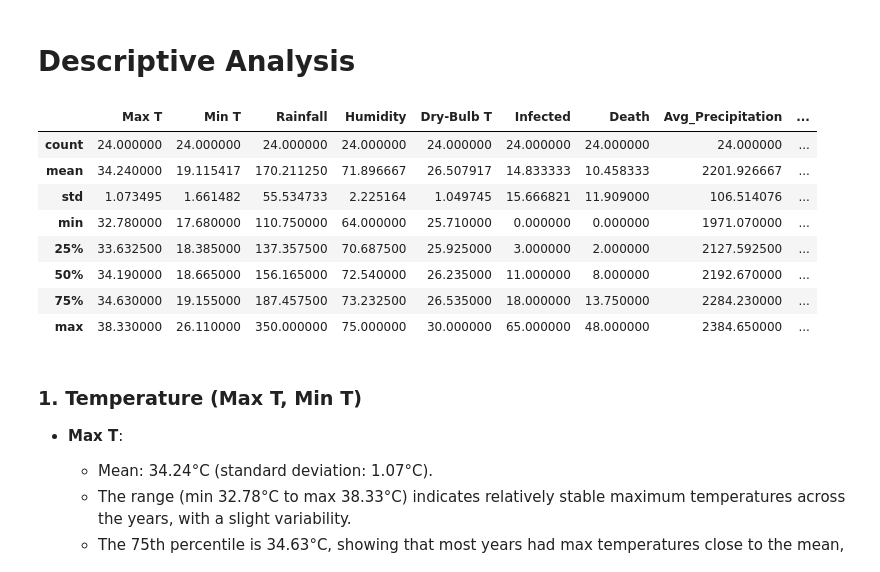
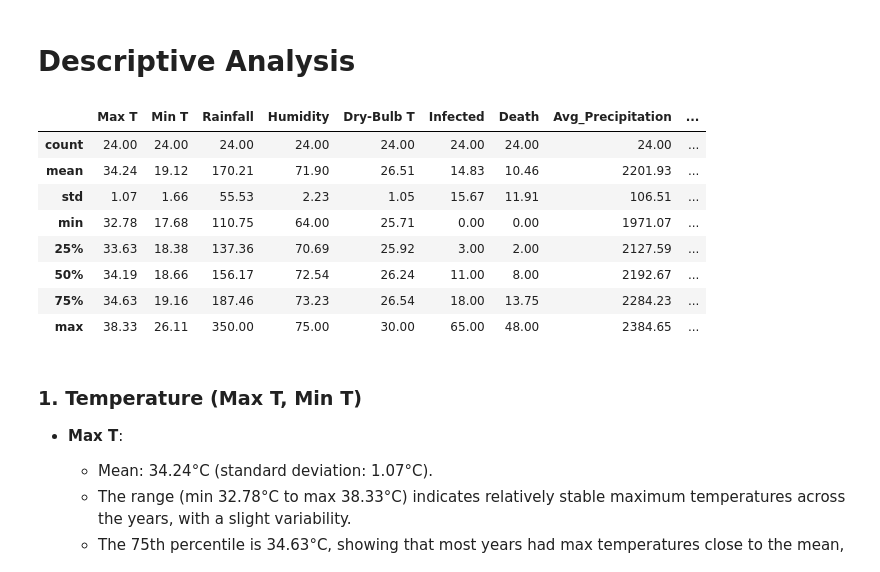
Before and after one commit to awnonbhowmik/NiV-Data-Analysis, a Jupyter notebook: new_analysis.ipynb, the cells around one changed output. Saved outputs shown, nothing was run; the diff lists cells and outputs as text; code cells hidden in the pictures.

```diff
--- a/new_analysis.ipynb
+++ b/new_analysis.ipynb
@@ -147,31 +147,31 @@ plt.show()
 # %%
 from matplotlib import pyplot as plt
 
 # Convert the appropriate columns to numeric types, if necessary
 numeric_columns = ['Max T', 'Min T', 'Rainfall', 'Humidity', 'Dry-Bulb T', 'Infected', 'Death', 'Avg_Precipitation', 'Avg_Population', 'Avg_Urban', 'Avg_Rural']
 df[numeric_columns] = df[numeric_columns].apply(pd.to_numeric, errors='coerce')
 
 # Drop rows with missing values, if any
 data = df.dropna()
 
 # Handle missing values by filling with the median
 data = df.fillna(df.median())
 
 # Drop the year column
-data_summary = data.drop(columns=['Year']).describe(include='all')
+data_summary = data.drop(columns=['Year']).describe(include='all').round(decimals=2)
 
 # Display the stats
 data_summary
 # %% [output]
 |  | Max T | Min T | Rainfall | Humidity | Dry-Bulb T | Infected | Death | Avg_Precipitation | ... |
-| count | 24.000000 | 24.000000 | 24.000000 | 24.000000 | 24.000000 | 24.000000 | 24.000000 | 24.000000 | ... |
-| mean | 34.240000 | 19.115417 | 170.211250 | 71.896667 | 26.507917 | 14.833333 | 10.458333 | 2201.926667 | ... |
-| std | 1.073495 | 1.661482 | 55.534733 | 2.225164 | 1.049745 | 15.666821 | 11.909000 | 106.514076 | ... |
-| min | 32.780000 | 17.680000 | 110.750000 | 64.000000 | 25.710000 | 0.000000 | 0.000000 | 1971.070000 | ... |
-| 25% | 33.632500 | 18.385000 | 137.357500 | 70.687500 | 25.925000 | 3.000000 | 2.000000 | 2127.592500 | ... |
-| 50% | 34.190000 | 18.665000 | 156.165000 | 72.540000 | 26.235000 | 11.000000 | 8.000000 | 2192.670000 | ... |
-| 75% | 34.630000 | 19.155000 | 187.457500 | 73.232500 | 26.535000 | 18.000000 | 13.750000 | 2284.230000 | ... |
-| max | 38.330000 | 26.110000 | 350.000000 | 75.000000 | 30.000000 | 65.000000 | 48.000000 | 2384.650000 | ... |
+| count | 24.00 | 24.00 | 24.00 | 24.00 | 24.00 | 24.00 | 24.00 | 24.00 | ... |
+| mean | 34.24 | 19.12 | 170.21 | 71.90 | 26.51 | 14.83 | 10.46 | 2201.93 | ... |
+| std | 1.07 | 1.66 | 55.53 | 2.23 | 1.05 | 15.67 | 11.91 | 106.51 | ... |
+| min | 32.78 | 17.68 | 110.75 | 64.00 | 25.71 | 0.00 | 0.00 | 1971.07 | ... |
+| 25% | 33.63 | 18.38 | 137.36 | 70.69 | 25.92 | 3.00 | 2.00 | 2127.59 | ... |
+| 50% | 34.19 | 18.66 | 156.17 | 72.54 | 26.24 | 11.00 | 8.00 | 2192.67 | ... |
+| 75% | 34.63 | 19.16 | 187.46 | 73.23 | 26.54 | 18.00 | 13.75 | 2284.23 | ... |
+| max | 38.33 | 26.11 | 350.00 | 75.00 | 30.00 | 65.00 | 48.00 | 2384.65 | ... |
 # %% [markdown]
 ### **1. Temperature (Max T, Min T)**
 - **Max T**:
```
Also changed, not shown: parts of 15 cells of this notebook, 9 other files.
